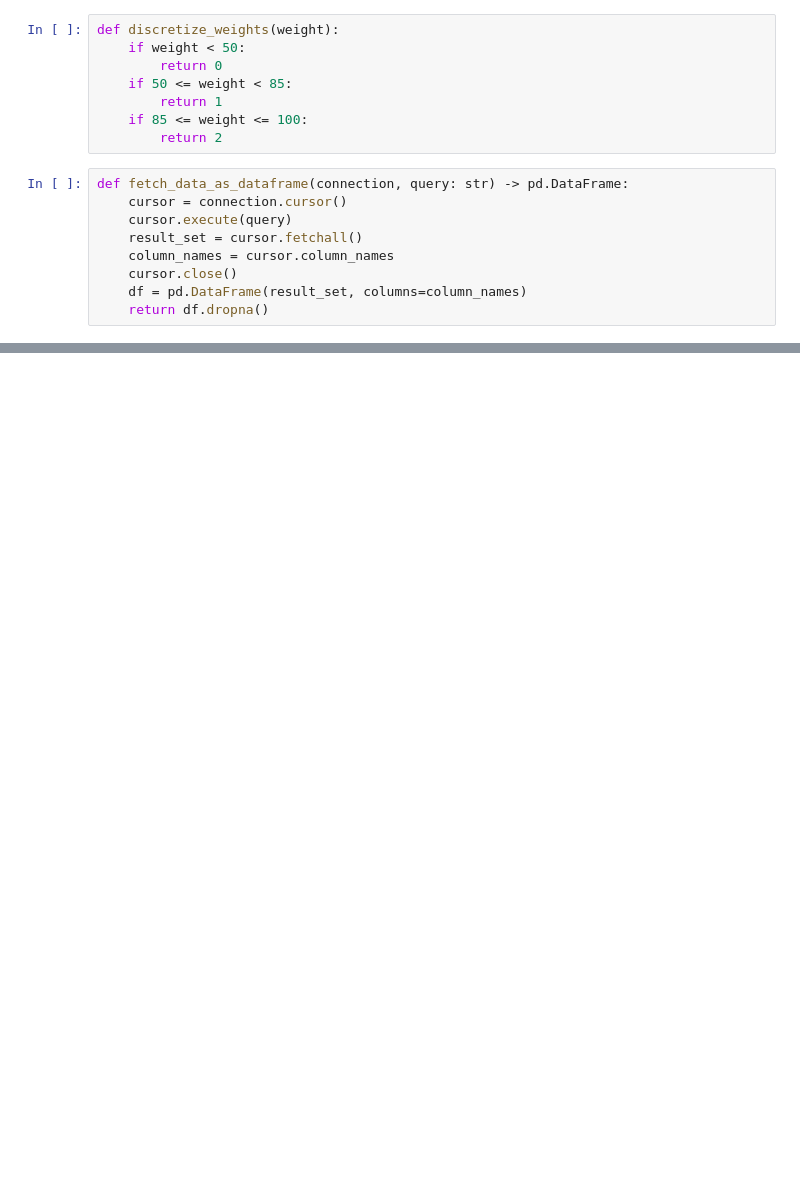
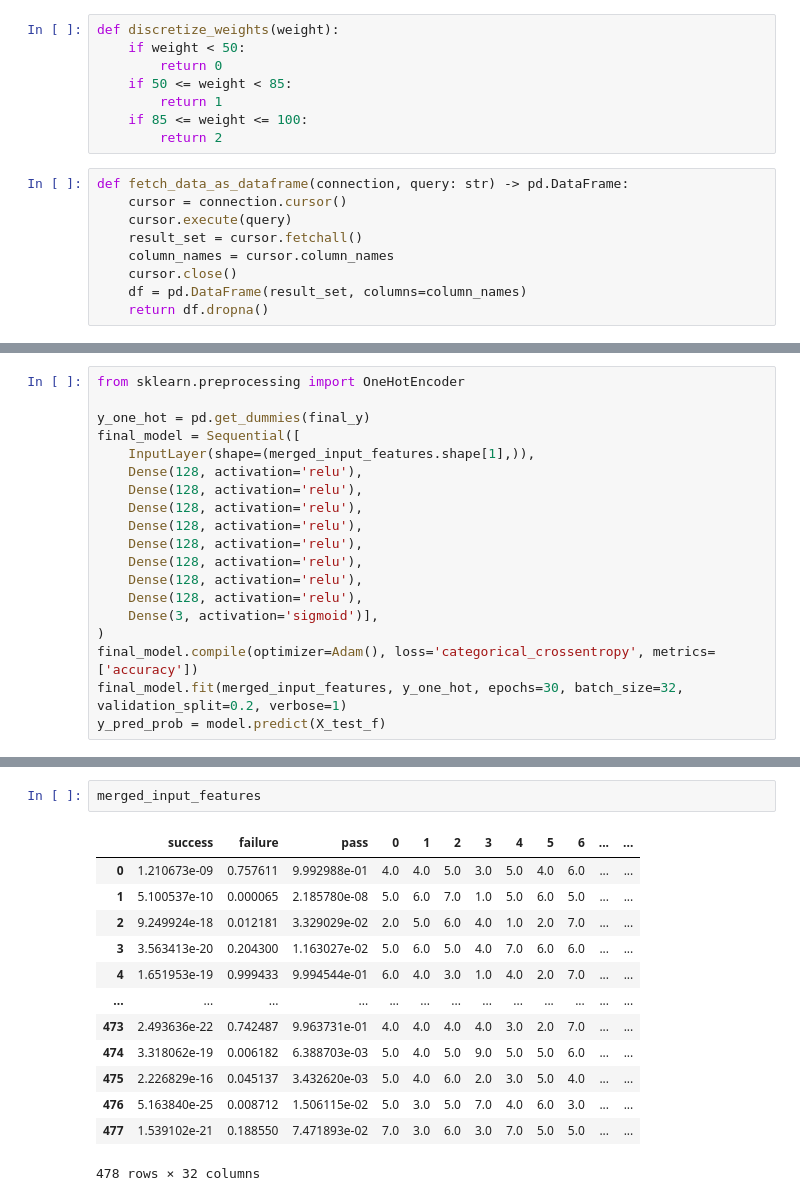
Before and after one commit to RufelleEmmanuelPactol/16PF-Analysis-Deep-Ensemble-Learning, a Jupyter notebook: sample.ipynb, the cells around one changed output, grey strips where cells are left out. Cells and saved outputs as stored; diff of their text form; blank space fills up the shorter version.

```diff
--- a/sample.ipynb
+++ b/sample.ipynb
@@ -212,0 +433,19 @@ Epoch 1/300
+# %%
+from sklearn.preprocessing import OneHotEncoder
+
+y_one_hot = pd.get_dummies(final_y)
+final_model = Sequential([
+    InputLayer(shape=(merged_input_features.shape[1],)),
+    Dense(128, activation='relu'),
+    Dense(128, activation='relu'),
+    Dense(128, activation='relu'),
+    Dense(128, activation='relu'),
+    Dense(128, activation='relu'),
+    Dense(128, activation='relu'),
+    Dense(128, activation='relu'),
+    Dense(128, activation='relu'),
+    Dense(3, activation='sigmoid')],
+)
+final_model.compile(optimizer=Adam(), loss='categorical_crossentropy', metrics=['accuracy'])
+final_model.fit(merged_input_features, y_one_hot, epochs=30, batch_size=32, validation_split=0.2, verbose=1)
+y_pred_prob = model.predict(X_test_f)
@@ -212,0 +737,16 @@ Epoch 1/300
+# %%
+merged_input_features
+# %% [output]
+|  | success | failure | pass | 0 | 1 | 2 | 3 | 4 | 5 | 6 | ... | ... |
+| 0 | 1.210673e-09 | 0.757611 | 9.992988e-01 | 4.0 | 4.0 | 5.0 | 3.0 | 5.0 | 4.0 | 6.0 | ... | ... |
+| 1 | 5.100537e-10 | 0.000065 | 2.185780e-08 | 5.0 | 6.0 | 7.0 | 1.0 | 5.0 | 6.0 | 5.0 | ... | ... |
+| 2 | 9.249924e-18 | 0.012181 | 3.329029e-02 | 2.0 | 5.0 | 6.0 | 4.0 | 1.0 | 2.0 | 7.0 | ... | ... |
+| 3 | 3.563413e-20 | 0.204300 | 1.163027e-02 | 5.0 | 6.0 | 5.0 | 4.0 | 7.0 | 6.0 | 6.0 | ... | ... |
+| 4 | 1.651953e-19 | 0.999433 | 9.994544e-01 | 6.0 | 4.0 | 3.0 | 1.0 | 4.0 | 2.0 | 7.0 | ... | ... |
+| ... | ... | ... | ... | ... | ... | ... | ... | ... | ... | ... | ... | ... |
+| 473 | 2.493636e-22 | 0.742487 | 9.963731e-01 | 4.0 | 4.0 | 4.0 | 4.0 | 3.0 | 2.0 | 7.0 | ... | ... |
+| 474 | 3.318062e-19 | 0.006182 | 6.388703e-03 | 5.0 | 4.0 | 5.0 | 9.0 | 5.0 | 5.0 | 6.0 | ... | ... |
+| 475 | 2.226829e-16 | 0.045137 | 3.432620e-03 | 5.0 | 4.0 | 6.0 | 2.0 | 3.0 | 5.0 | 4.0 | ... | ... |
+| 476 | 5.163840e-25 | 0.008712 | 1.506115e-02 | 5.0 | 3.0 | 5.0 | 7.0 | 4.0 | 6.0 | 3.0 | ... | ... |
+| 477 | 1.539102e-21 | 0.188550 | 7.471893e-02 | 7.0 | 3.0 | 6.0 | 3.0 | 7.0 | 5.0 | 5.0 | ... | ... |
+478 rows × 32 columns
```
Also changed, not shown: parts of 33 cells of this notebook, 9 other files.
